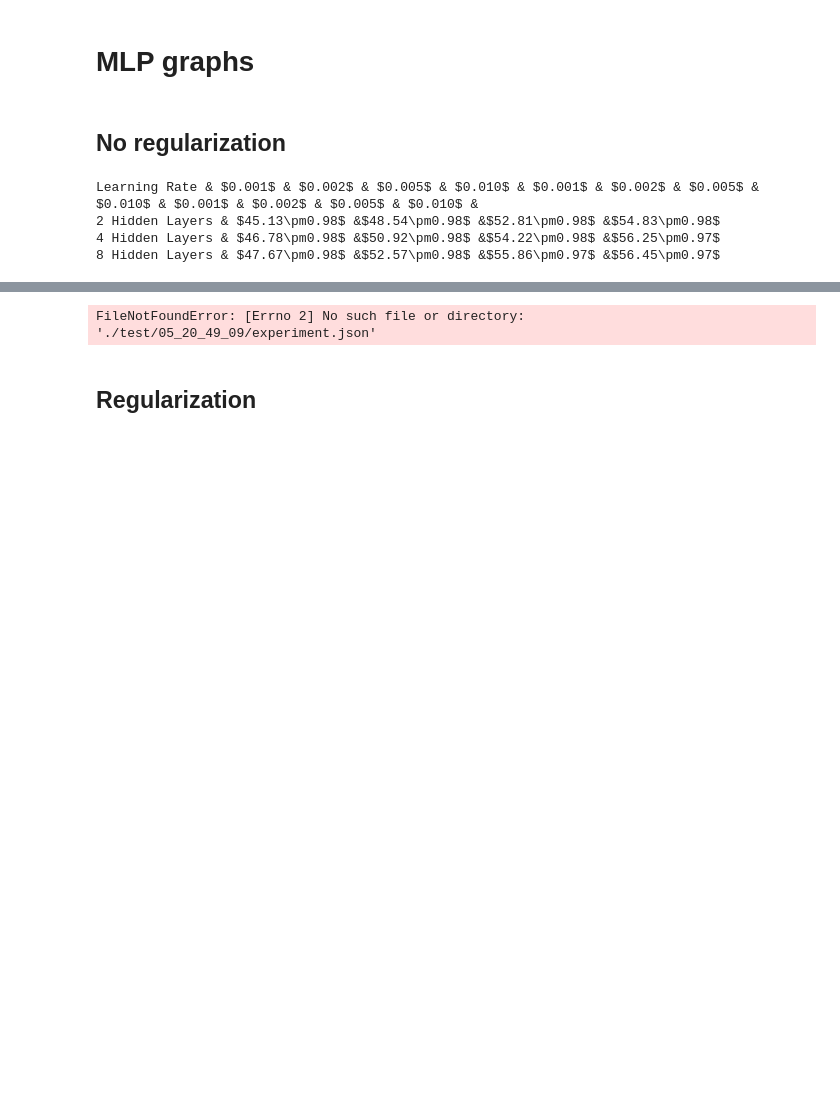
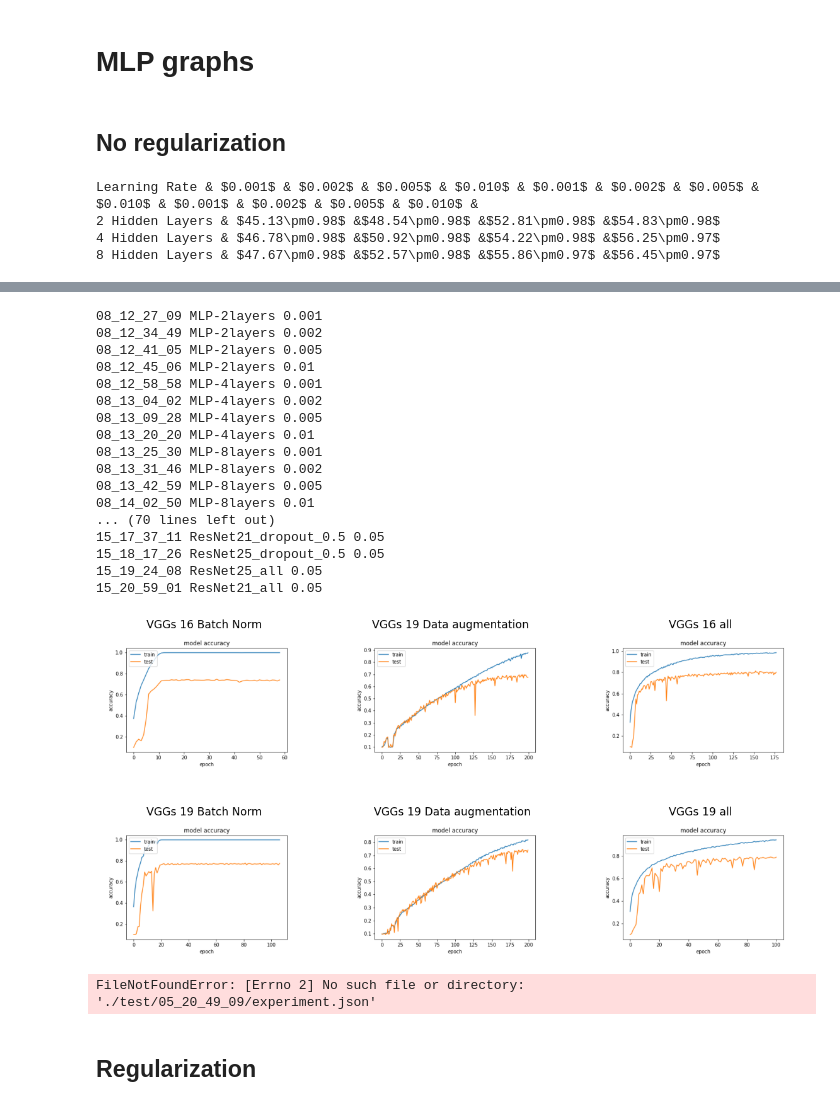
Before and after one commit to MiguelTaibo/MLLB-DL-Project, a Jupyter notebook: 4_1_MLPgraphs.ipynb, the cells around one changed output, grey strips where cells are left out. Cells and saved outputs as stored; diff of their text form; code cells hidden in the pictures; blank space fills up the shorter version.

```diff
--- a/4_1_MLPgraphs.ipynb
+++ b/4_1_MLPgraphs.ipynb
@@ -103,3 +144,60 @@ VGG19_all 79.07 \pm 0.80
+# %%
+fig, axs = plt.subplots(3, 3,figsize=(20,16))
+
+
+for ax in axs:
+    for a in ax:
+        a.set_axis_off()
+
+for subdir, dirs, files in os.walk(rootdir):
+    for dir in sorted(dirs):
+        if (dir!=".ipynb_checkpoints") and os.path.exists(rootdir+dir+"/experiment.json"):
+            f = open(rootdir+dir+"/experiment.json")
+            data = json.load(f)
+            print(dir,data["parameters"]["name_model"], data["parameters"]["initial_lr"])
+            if checkJson(data["parameters"], name="VGG16_batch_norm", batch_norm=True):
+                img = mpimg.imread(rootdir+dir+"/accuracy.png")
+                axs[0,0].set_title("VGGs 16 Batch Norm", fontsize="xx-large")
+                axs[0,0].imshow(img)
+            if checkJson(data["parameters"], name="VGG19_batch_norm", batch_norm=True):
+                img = mpimg.imread(rootdir+dir+"/accuracy.png")
+                axs[0,1].set_title("VGGs 19 Batch Norm", fontsize="xx-large")
+                axs[0,1].imshow(img)
+            if checkJson(data["parameters"], name="VGG16_data_augmentation", data_aug=True):
+                img = mpimg.imread(rootdir+dir+"/accuracy.png")
+                axs[1,0].set_title("VGGs 19 Data augmentation ", fontsize="xx-large")
+                axs[1,0].imshow(img)
+            if checkJson(data["parameters"], name="VGG19_data_augmentation", data_aug=True):
+                img = mpimg.imread(rootdir+dir+"/accuracy.png")
+                axs[1,1].set_title("VGGs 19 Data augmentation", fontsize="xx-large")
+                axs[1,1].imshow(img)
+            if checkJson(data["parameters"], name="VGG16_all",batch_norm=True, data_aug=True):
+                img = mpimg.imread(rootdir+dir+"/accuracy.png")
+                axs[2,1].set_title("VGGs 16 all", fontsize="xx-large")
+                axs[2,1].imshow(img)
+            if checkJson(data["parameters"], name="VGG19_all",batch_norm=True, data_aug=True):
+                img = mpimg.imread(rootdir+dir+"/accuracy.png")
+                axs[2,1].set_title("VGGs 19 all", fontsize="xx-large")
+                axs[2,1].imshow(img)
+# %% [output]
+08_12_27_09 MLP-2layers 0.001
+08_12_34_49 MLP-2layers 0.002
+08_12_41_05 MLP-2layers 0.005
+08_12_45_06 MLP-2layers 0.01
+08_12_58_58 MLP-4layers 0.001
+08_13_04_02 MLP-4layers 0.002
+08_13_09_28 MLP-4layers 0.005
+08_13_20_20 MLP-4layers 0.01
+08_13_25_30 MLP-8layers 0.001
+08_13_31_46 MLP-8layers 0.002
+08_13_42_59 MLP-8layers 0.005
+08_14_02_50 MLP-8layers 0.01
+... (70 lines left out)
+15_17_37_11 ResNet21_dropout_0.5 0.05
+15_18_17_26 ResNet25_dropout_0.5 0.05
+15_19_24_08 ResNet25_all 0.05
+15_20_59_01 ResNet21_all 0.05
+[figure, added]
 # %%
 header = "L2 regularization $\lambda$ & "
 row2 = "2 Hidden Layers & "
```
Also changed, not shown: parts of 3 cells of this notebook, 30 other files.
